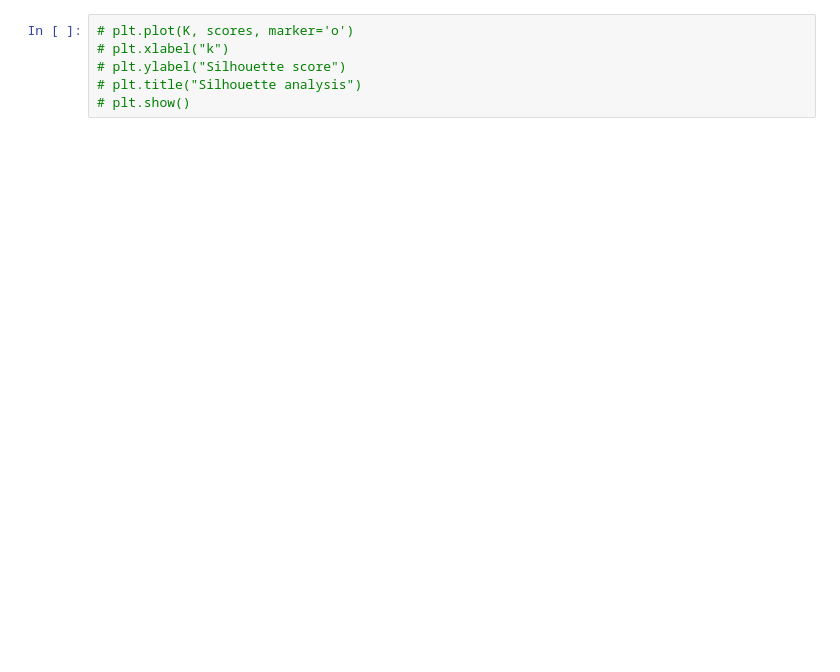
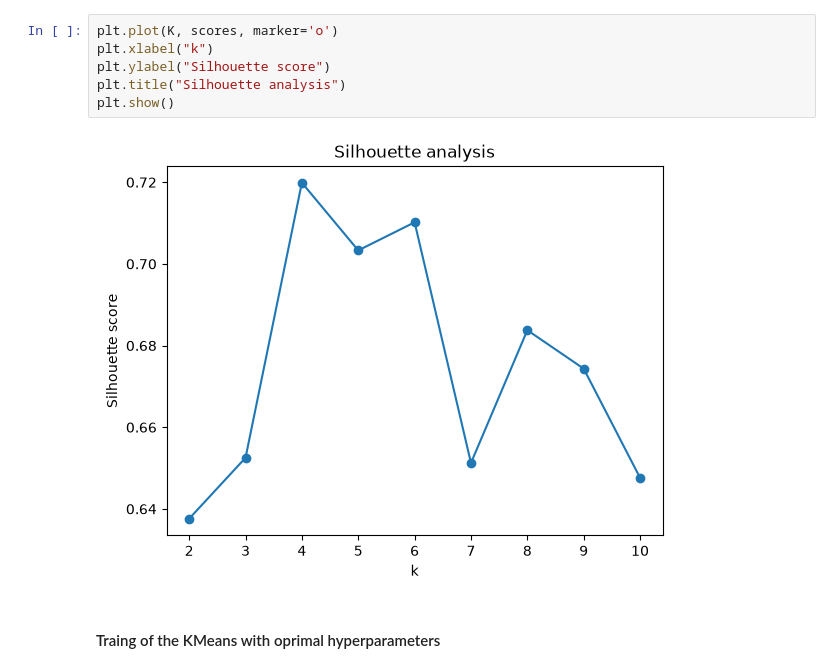
Before and after one commit to Latoszz/network-anomaly-prediction, a Jupyter notebook: src/notebooks/clustering_testing.ipynb, the cells around one changed output. Cells and saved outputs as stored; diff of their text form; blank space fills up the shorter version.

```diff
--- a/src/notebooks/clustering_testing.ipynb
+++ b/src/notebooks/clustering_testing.ipynb
@@ -65,6 +127,10 @@ plt.show()
 # %%
-# plt.plot(K, scores, marker='o')
-# plt.xlabel("k")
-# plt.ylabel("Silhouette score")
-# plt.title("Silhouette analysis")
-# plt.show()
+plt.plot(K, scores, marker='o')
+plt.xlabel("k")
+plt.ylabel("Silhouette score")
+plt.title("Silhouette analysis")
+plt.show()
+# %% [output]
+[figure, added]
+# %% [markdown]
+#### Traing of the KMeans with oprimal hyperparameters
```
Also changed, not shown: parts of 14 cells of this notebook, 5 other files.
